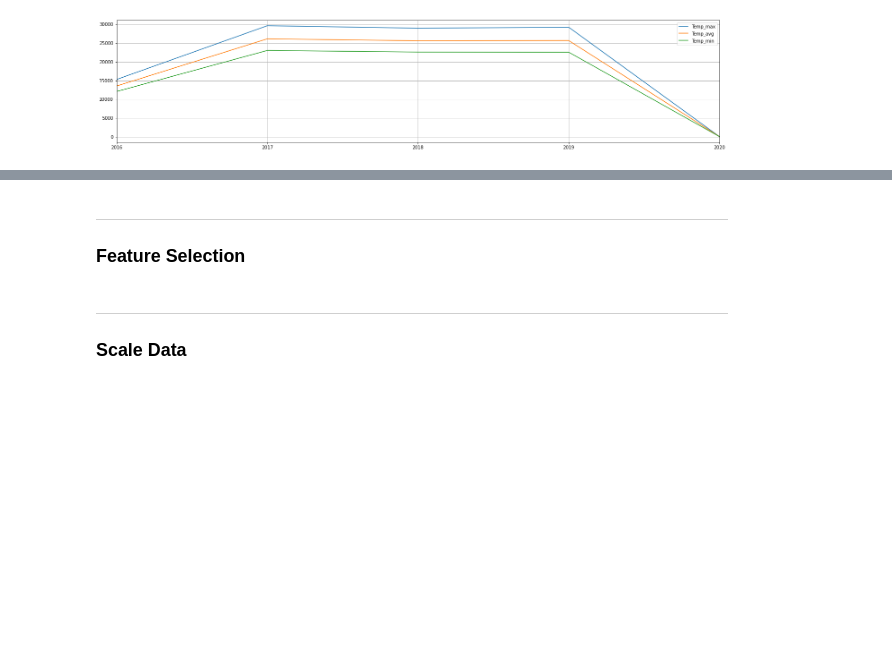
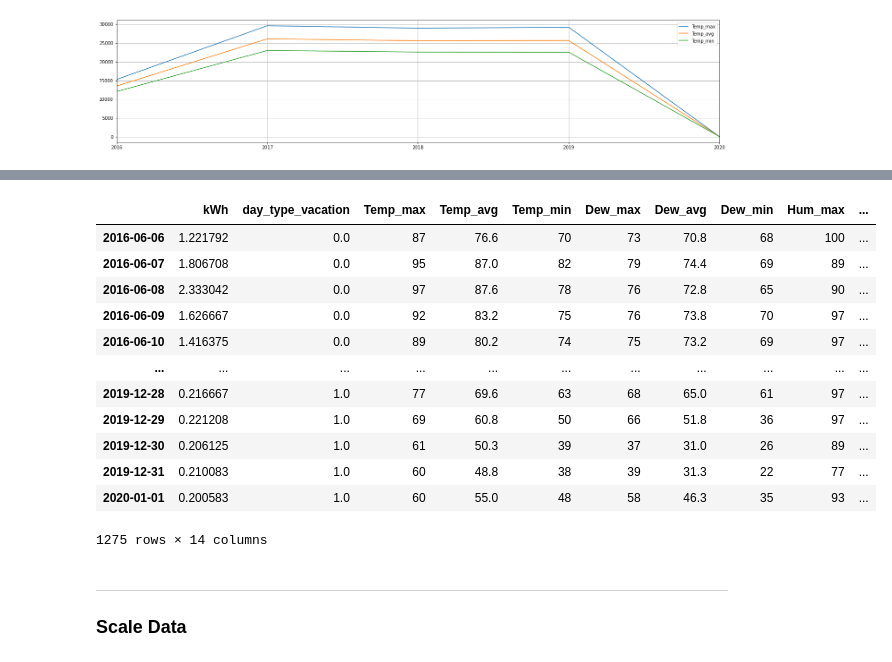
Before and after one commit to JAaron93/DS-Unit-4-Sprint-3-Deep-Learning, a Jupyter notebook: Time_Series_Forecasting_Student_Copy.ipynb, the cells around one changed output, grey strips where cells are left out. Cells and saved outputs as stored; diff of their text form; code cells hidden in the pictures; blank space fills up the shorter version.

```diff
--- a/Time_Series_Forecasting_Student_Copy.ipynb
+++ b/Time_Series_Forecasting_Student_Copy.ipynb
@@ -321,3 +328,0 @@ df
-# %% [markdown]
-----
-### Feature Selection
@@ -328,3 +329,20 @@ df = df[input_cols]
+# %%
+df = select_high_corr_features(df, corr_thresh = 0.10)
+df
+# %% [output]
+|  | kWh | day_type_vacation | Temp_max | Temp_avg | Temp_min | Dew_max | Dew_avg | Dew_min | Hum_max | ... |
+| 2016-06-06 | 1.221792 | 0.0 | 87 | 76.6 | 70 | 73 | 70.8 | 68 | 100 | ... |
+| 2016-06-07 | 1.806708 | 0.0 | 95 | 87.0 | 82 | 79 | 74.4 | 69 | 89 | ... |
+| 2016-06-08 | 2.333042 | 0.0 | 97 | 87.6 | 78 | 76 | 72.8 | 65 | 90 | ... |
+| 2016-06-09 | 1.626667 | 0.0 | 92 | 83.2 | 75 | 76 | 73.8 | 70 | 97 | ... |
+| 2016-06-10 | 1.416375 | 0.0 | 89 | 80.2 | 74 | 75 | 73.2 | 69 | 97 | ... |
+| ... | ... | ... | ... | ... | ... | ... | ... | ... | ... | ... |
+| 2019-12-28 | 0.216667 | 1.0 | 77 | 69.6 | 63 | 68 | 65.0 | 61 | 97 | ... |
+| 2019-12-29 | 0.221208 | 1.0 | 69 | 60.8 | 50 | 66 | 51.8 | 36 | 97 | ... |
+| 2019-12-30 | 0.206125 | 1.0 | 61 | 50.3 | 39 | 37 | 31.0 | 26 | 89 | ... |
+| 2019-12-31 | 0.210083 | 1.0 | 60 | 48.8 | 38 | 39 | 31.3 | 22 | 77 | ... |
+| 2020-01-01 | 0.200583 | 1.0 | 60 | 55.0 | 48 | 58 | 46.3 | 35 | 93 | ... |
+1275 rows × 14 columns
 # %% [markdown]
 ----
 ### Scale Data
```
Also changed, not shown: parts of 27 cells of this notebook.
